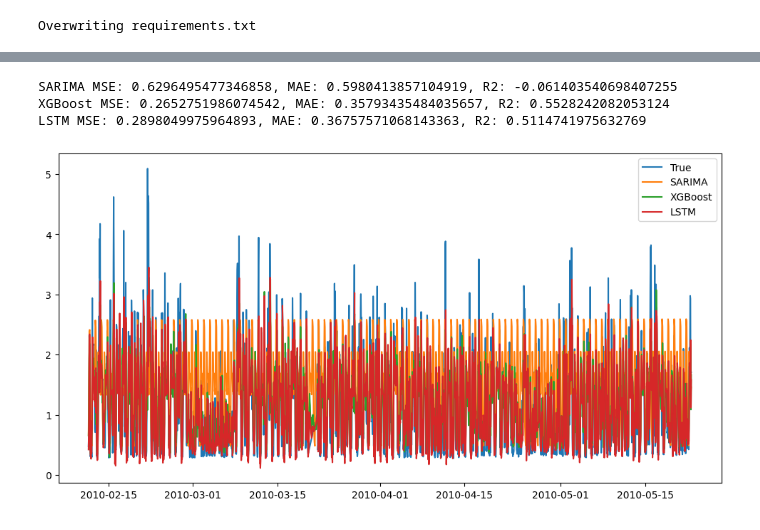
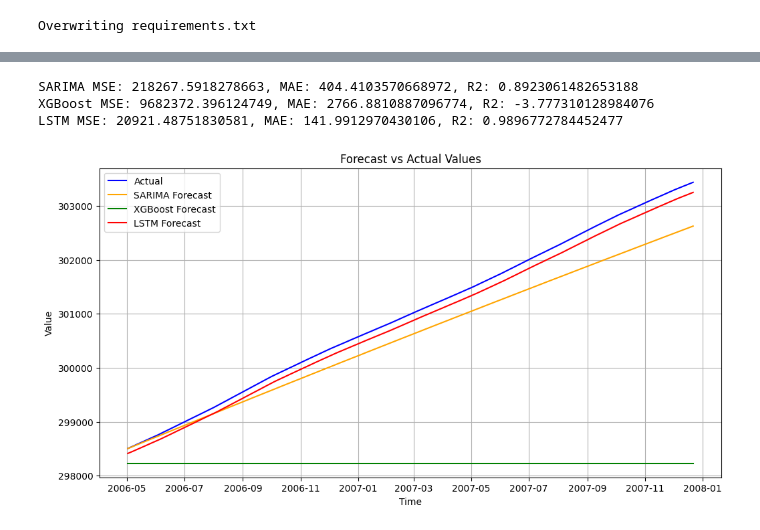
Before and after one commit to rytakahas/TimeSeries, a Jupyter notebook: TimeSeries.ipynb, the cells around one changed output, grey strips where cells are left out. Drawn from its saved outputs; the diff is of its cells as text; code cells hidden in the pictures.

```diff
--- a/TimeSeries.ipynb
+++ b/TimeSeries.ipynb
@@ -177,4 +162,5 @@ train, test = df.iloc[:train_size], df.iloc[train_size:]
 # %%
-# Prepare data for SARIMA
-sarima_model = SARIMAX(train['Global_active_power'], order=(1, 1, 1), seasonal_order=(1, 1, 1, 24))
-sarima_result = sarima_model.fit()
+
+# SARIMA model for forecasting
+sarima_model = SARIMAX(train, order=(1, 1, 1), seasonal_order=(0, 0, 0, 0))
+sarima_result = sarima_model.fit(disp=False)
@@ -335,0 +238,13 @@ Epoch 10/10
+# %%
+# LSTM Model
+X_lstm_train = X_train.reshape(X_train.shape[0], X_train.shape[1], 1)
+X_lstm_test = X_test.reshape(X_test.shape[0], X_test.shape[1], 1)
+
+lstm_model = Sequential([
+    Input(shape=(look_back, 1)),
+    LSTM(50, return_sequences=True),
+    LSTM(50),
+    Dense(1)
+])
+lstm_model.compile(optimizer='adam', loss='mse')
+lstm_model.fit(X_lstm_train, y_train, epochs=10, batch_size=32, verbose=0)
@@ -354,32 +279,38 @@ y_pred_lstm = scaler.inverse_transform(y_pred_lstm)
 # %%
 # Evaluation
-mse_sarima = mean_squared_error(test['Global_active_power'][:forecast_horizon], y_pred_sarima)
-mse_xgb = mean_squared_error(test['Global_active_power'][:forecast_horizon], y_pred_xgb)
-mse_lstm = mean_squared_error(test['Global_active_power'][:forecast_horizon], y_pred_lstm.flatten())
+test_actual = test.values[:forecast_horizon]
 
-mae_sarima = mean_absolute_error(test['Global_active_power'][:forecast_horizon], y_pred_sarima)
-mae_xgb = mean_absolute_error(test['Global_active_power'][:forecast_horizon], y_pred_xgb)
-mae_lstm = mean_absolute_error(test['Global_active_power'][:forecast_horizon], y_pred_lstm.flatten())
+mse_sarima = mean_squared_error(test_actual, sarima_forecast)
+mse_xgb = mean_squared_error(test_actual, y_pred_xgb)
+mse_lstm = mean_squared_error(test_actual, y_pred_lstm.flatten())
 
-r2_sarima = r2_score(test['Global_active_power'][:forecast_horizon], y_pred_sarima)
-r2_xgb = r2_score(test['Global_active_power'][:forecast_horizon], y_pred_xgb)
-r2_lstm = r2_score(test['Global_active_power'][:forecast_horizon], y_pred_lstm.flatten())
+mae_sarima = mean_absolute_error(test_actual, sarima_forecast)
+mae_xgb = mean_absolute_error(test_actual, y_pred_xgb)
+mae_lstm = mean_absolute_error(test_actual, y_pred_lstm.flatten())
+
+r2_sarima = r2_score(test_actual, sarima_forecast)
+r2_xgb = r2_score(test_actual, y_pred_xgb)
+r2_lstm = r2_score(test_actual, y_pred_lstm.flatten())
 
 print(f"SARIMA MSE: {mse_sarima}, MAE: {mae_sarima}, R2: {r2_sarima}")
 print(f"XGBoost MSE: {mse_xgb}, MAE: {mae_xgb}, R2: {r2_xgb}")
 print(f"LSTM MSE: {mse_lstm}, MAE: {mae_lstm}, R2: {r2_lstm}")
 
 # Plot results
 plt.figure(figsize=(12, 6))
-plt.plot(test.index[:forecast_horizon], test['Global_active_power'][:forecast_horizon], label='True')
-plt.plot(test.index[:forecast_horizon], y_pred_sarima, label='SARIMA')
-plt.plot(test.index[:forecast_horizon], y_pred_xgb, label='XGBoost')
-plt.plot(test.index[:forecast_horizon], y_pred_lstm.flatten(), label='LSTM')
+plt.plot(test.index[:forecast_horizon], test_actual, label="Actual", color="blue")
+plt.plot(test.index[:forecast_horizon], sarima_forecast, label="SARIMA Forecast", color="orange")
+plt.plot(test.index[:forecast_horizon], y_pred_xgb, label="XGBoost Forecast", color="green")
+plt.plot(test.index[:forecast_horizon], y_pred_lstm.flatten(), label="LSTM Forecast", color="red")
 plt.legend()
+plt.title("Forecast vs Actual Values")
+plt.xlabel("Time")
+plt.ylabel("Value")
+plt.grid()
 plt.show()
 # %% [output]
-SARIMA MSE: 0.6296495477346858, MAE: 0.5980413857104919, R2: -0.061403540698407255
-XGBoost MSE: 0.2652751986074542, MAE: 0.35793435484035657, R2: 0.5528242082053124
-LSTM MSE: 0.2898049975964893, MAE: 0.36757571068143363, R2: 0.5114741975632769
+SARIMA MSE: 218267.5918278663, MAE: 404.4103570668972, R2: 0.8923061482653188
+XGBoost MSE: 9682372.396124749, MAE: 2766.8810887096774, R2: -3.777310128984076
+LSTM MSE: 20921.48751830581, MAE: 141.9912970430106, R2: 0.9896772784452477
-[figure, old version]
+[figure, new version]
 # %%
```
Also changed, not shown: parts of 19 cells of this notebook, 1 other file.
